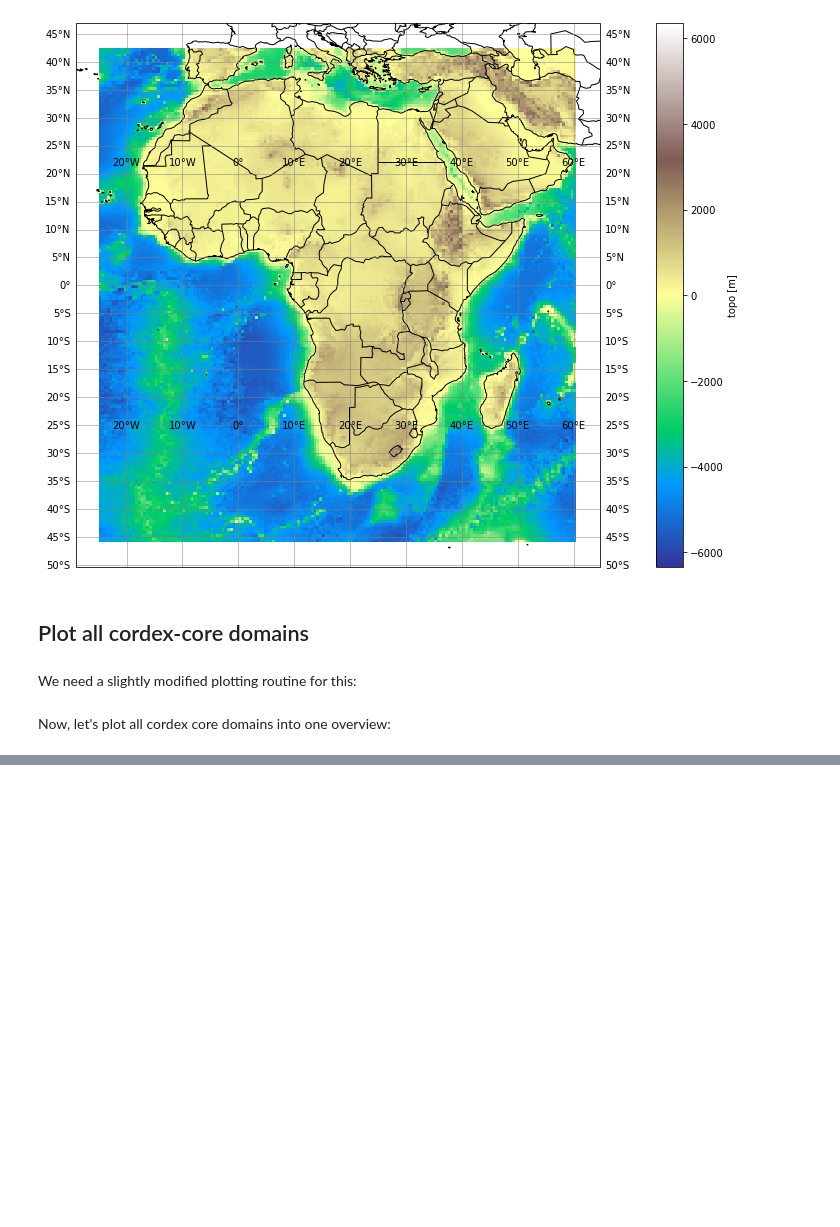
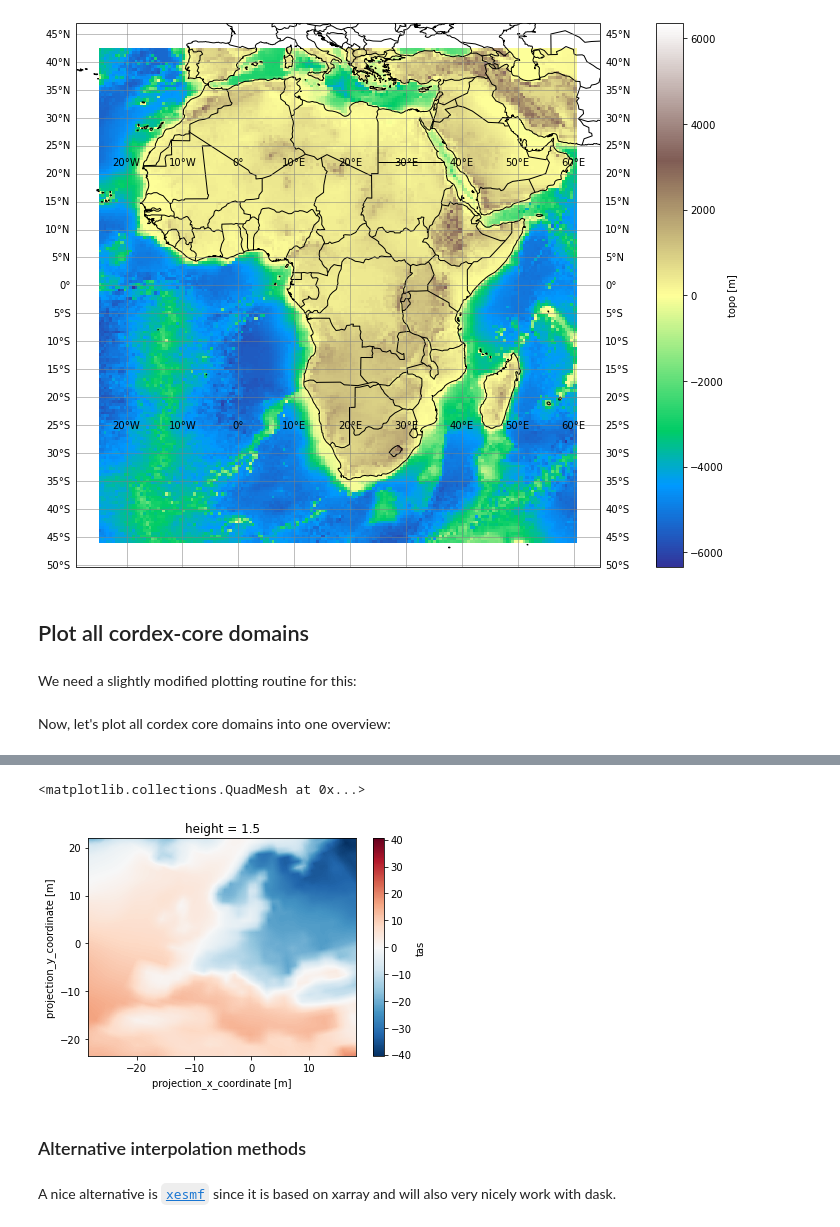
Before and after one commit to euro-cordex/py-cordex, a Jupyter notebook: notebooks/domains.ipynb, the cells around one changed output, grey strips where cells are left out. Cells and saved outputs as stored; diff of their text form; code cells hidden in the pictures; blank space fills up the shorter version.

```diff
--- a/notebooks/domains.ipynb
+++ b/notebooks/domains.ipynb
@@ -239,0 +241,5 @@ plots([dm.cordex_domain(name, dummy='topo') for name in dm.tables['cordex-core']
+# %%
+import xarray as xr
+#ds = xr.open_dataset("https://esgf3.dkrz.de/thredds/dodsC/cmip6/CMIP/MPI-M/MPI-ESM1-2-HR/historical/r1i1p1f1/Amon/tas/gn/v20190710/tas_Amon_MPI-ESM1-2-HR_historical_r1i1p1f1_gn_199501-199912.nc")
+ds = xr.open_dataset("http://esgf-data3.ceda.ac.uk/thredds/dodsC/esg_cmip6/CMIP6/CMIP/MOHC/UKESM1-0-LL/historical/r1i1p1f2/Amon/tas/gn/v20190406/tas_Amon_UKESM1-0-LL_historical_r1i1p1f2_gn_185001-194912.nc", chunks={'time':1})
+ds
@@ -239,0 +325,3 @@ plots([dm.cordex_domain(name, dummy='topo') for name in dm.tables['cordex-core']
+# %%
+remap_cdo = Cdo().remapbil('EUR-11_grid.nc', input=ds.isel(time=0), returnXArray = 'tas')
+remap_cdo
@@ -239,0 +348,9 @@ plots([dm.cordex_domain(name, dummy='topo') for name in dm.tables['cordex-core']
+# %%
+(remap_cdo-273.5).plot()
+# %% [output]
+<matplotlib.collections.QuadMesh at 0x...>
+[figure, added]
+# %% [markdown]
+### Alternative interpolation methods
+# %% [markdown]
+A nice alternative is [`xesmf`](https://pangeo-xesmf.readthedocs.io) since it is based on xarray and will also very nicely work with dask.
```
Also changed, not shown: parts of 20 cells of this notebook.
